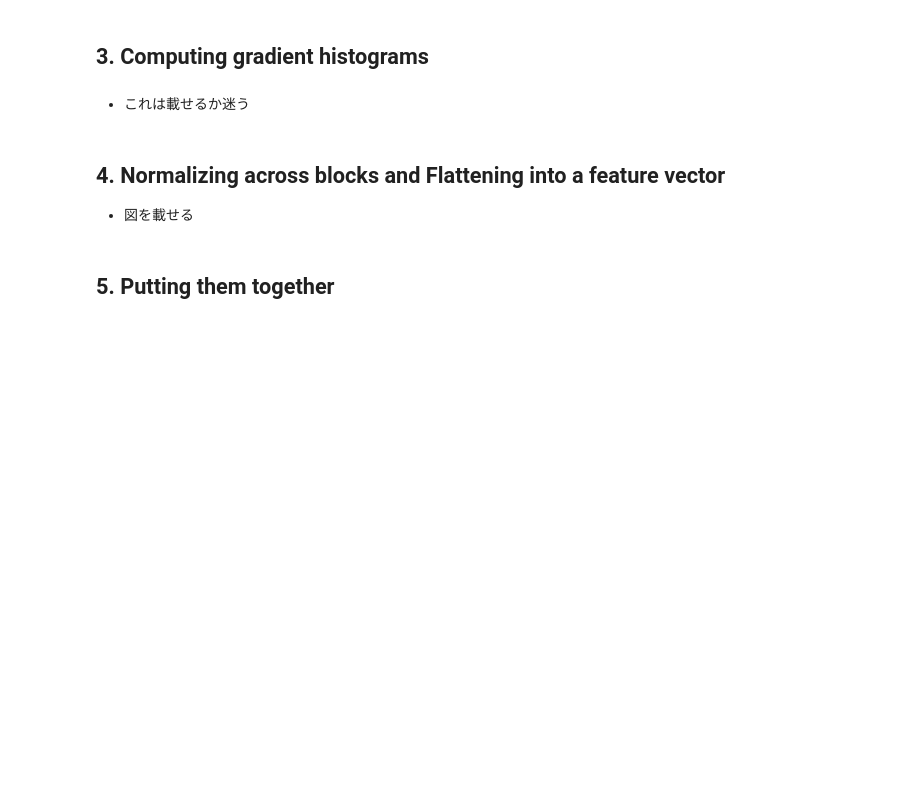
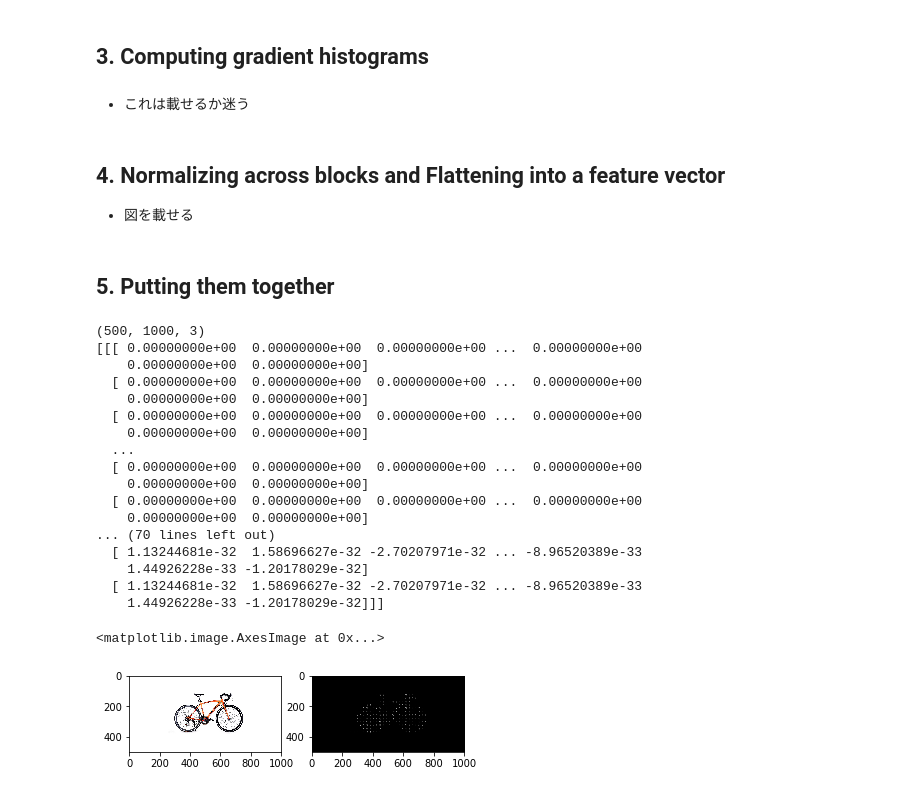
Before and after one commit to TenninYan/numpy-HOG, a Jupyter notebook: implement_hog.ipynb, the cells around one changed output. Saved outputs shown, nothing was run; the diff lists cells and outputs as text; code cells hidden in the pictures; blank space fills up the shorter version.

```diff
--- a/implement_hog.ipynb
+++ b/implement_hog.ipynb
@@ -182,8 +178,17 @@ def normalize_across_block_and_flatten(orientation_histogram, N_c, N_x, N_y, eps
 # %% [markdown]
 ## 5. Putting them together
 # %%
-def calculate_hog(image, N_theta=9, N_p=5, N_c=3):
-    # preprocess: change the alingment of input image from (Y, X) to (X, Y)
+def calculate_hog(image, N_theta=9, N_p=5, N_c=3, visualize=True):
+    # check if the input image is gray level
+    if image.ndim > 2:
+        raise ValueError("Currently only supports grey-level images")\
+
+    if image.dtype.kind == 'u':
+        # convert uint image to float
+        # to avoid problems with subtracting unsigned numbers in np.diff()
+        image = image.astype('float')
+
+    # change the alingment of input image from (Y, X) to (X, Y)
     image = np.transpose(image, (1, 0))
 
     # 1. computing the gradient image in x and y
@@ -195,8 +200,15 @@ def calculate_hog(image, N_theta=9, N_p=5, N_c=3):
     # 3. Computing gradient histograms
     orientation_histogram = compute_gradient_histograms(magnitude, orientation,\
                                                        N_theta, N_p, N_c)
+    print(np.transpose(orientation_histogram, (1, 0, 2)))
+    # 4. Normalizing across blocks and Flattening into a feature vector
+    N_x = int(np.floor(image.shape[0] // N_p))  # number of cells in x
+    N_y = int(np.floor(image.shape[1] // N_p))  # number of cells in y
+    hog_feature = normalize_across_block_and_flatten(orientation_histogram, N_theta, N_c, N_x, N_y)
+    assert hog_feature.shape[0] == (N_c**2 * N_theta) * (N_x - N_c + 1) * (N_y - N_c + 1)
 
-    # 4. Normalizing across blocks and Flattening into a feature vector
-    hog_feature = normalize_across_block_and_flatten(orientation_histogram, N_c, N_x, N_y)
-
-    return hog_feature
+    if visualize == True:
+        hog_image = obtain_hog_image(orientation_histogram, image.transpose(), N_theta, N_p, N_c)
+        return hog_feature, hog_image
+    else:
+        return hog_feature
@@ -202,0 +236,32 @@ def calculate_hog(image, N_theta=9, N_p=5, N_c=3):
+# %%
+# Demonstartion
+image = imread("61A19zu3HlL._AC_SS500_SR1000,500_.jpg")
+print(image.shape)
+gray_image = rgb2gray(image)
+#plt.imshow(gray_image, cmap=plt.cm.gray)
+plt.figure()
+plt.subplot(1, 2, 1)
+plt.imshow(image)
+hog_feature, hog_image = calculate_hog(gray_image)
+plt.subplot(1, 2, 2)
+plt.imshow(hog_image, cmap=plt.cm.gray)
+# %% [output]
+(500, 1000, 3)
+[[[ 0.00000000e+00  0.00000000e+00  0.00000000e+00 ...  0.00000000e+00
+    0.00000000e+00  0.00000000e+00]
+  [ 0.00000000e+00  0.00000000e+00  0.00000000e+00 ...  0.00000000e+00
+    0.00000000e+00  0.00000000e+00]
+  [ 0.00000000e+00  0.00000000e+00  0.00000000e+00 ...  0.00000000e+00
+    0.00000000e+00  0.00000000e+00]
+  ...
+  [ 0.00000000e+00  0.00000000e+00  0.00000000e+00 ...  0.00000000e+00
+    0.00000000e+00  0.00000000e+00]
+  [ 0.00000000e+00  0.00000000e+00  0.00000000e+00 ...  0.00000000e+00
+    0.00000000e+00  0.00000000e+00]
+... (70 lines left out)
+  [ 1.13244681e-32  1.58696627e-32 -2.70207971e-32 ... -8.96520389e-33
+    1.44926228e-33 -1.20178029e-32]
+  [ 1.13244681e-32  1.58696627e-32 -2.70207971e-32 ... -8.96520389e-33
+    1.44926228e-33 -1.20178029e-32]]]
+<matplotlib.image.AxesImage at 0x...>
+[figure, added]
```
Also changed, not shown: parts of 6 cells of this notebook.
